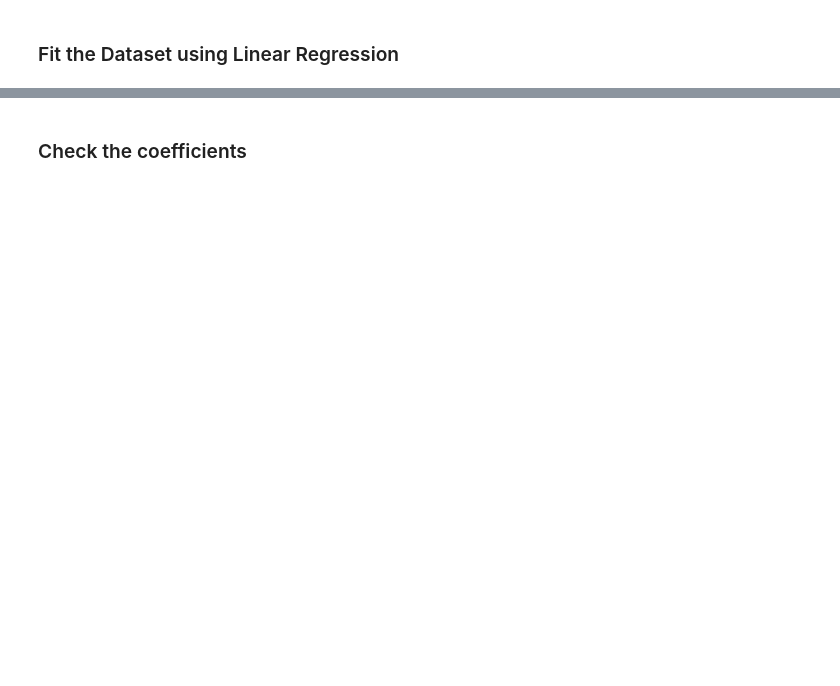
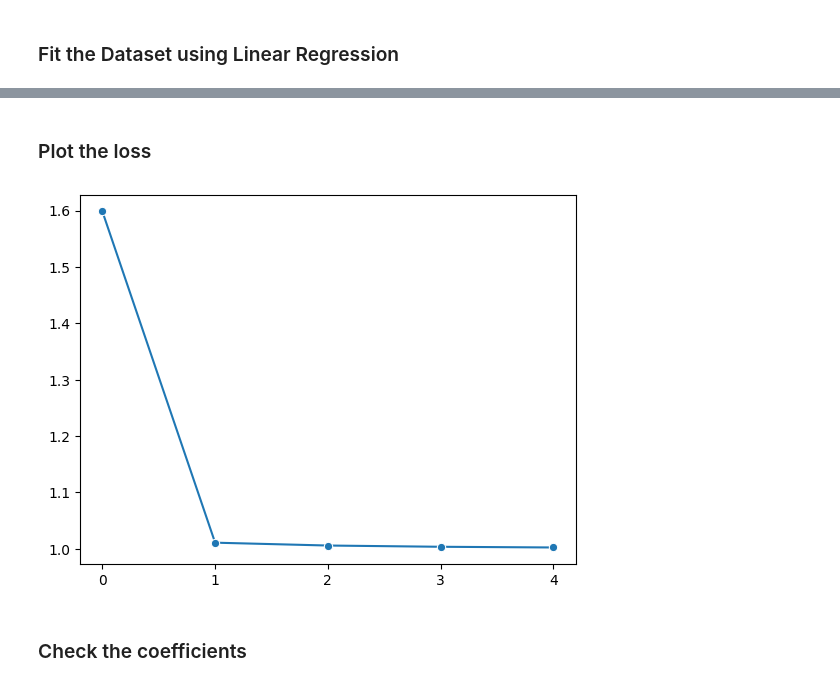
Before and after one commit to sachinprasadhs/AI-Concepts, a Jupyter notebook: Common Concepts/Linear Regression/linear_regression_from_scratch.ipynb, the cells around one changed output, grey strips where cells are left out. Cells and saved outputs as stored; diff of their text form; code cells hidden in the pictures; blank space fills up the shorter version.

```diff
--- a/Common Concepts/Linear Regression/linear_regression_from_scratch.ipynb
+++ b/Common Concepts/Linear Regression/linear_regression_from_scratch.ipynb
@@ -253,3 +317,11 @@ Epoch 1000: Loss 1.0378226041793823
+# %% [markdown]
+### Plot the loss
+# %%
+sns.lineplot(lr.loss_progress, marker='o')
+plt.xticks([i for i in range(5)])
+plt.show()
+# %% [output]
+[figure, added]
 # %% [markdown]
 ### Check the coefficients
 # %%
```
Also changed, not shown: parts of 22 cells of this notebook.
